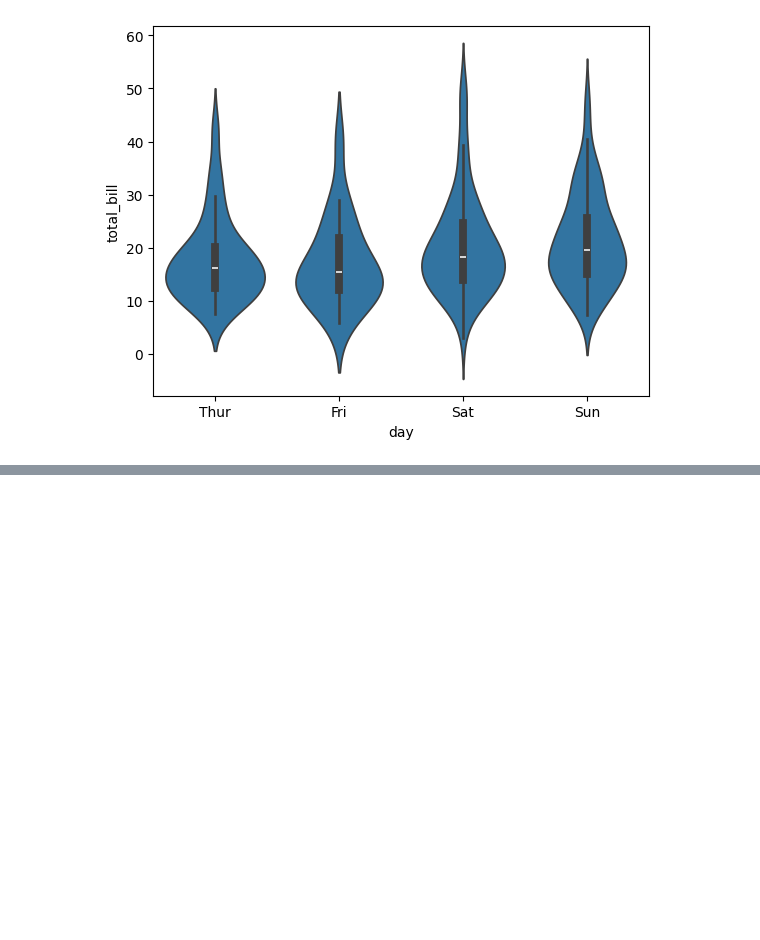
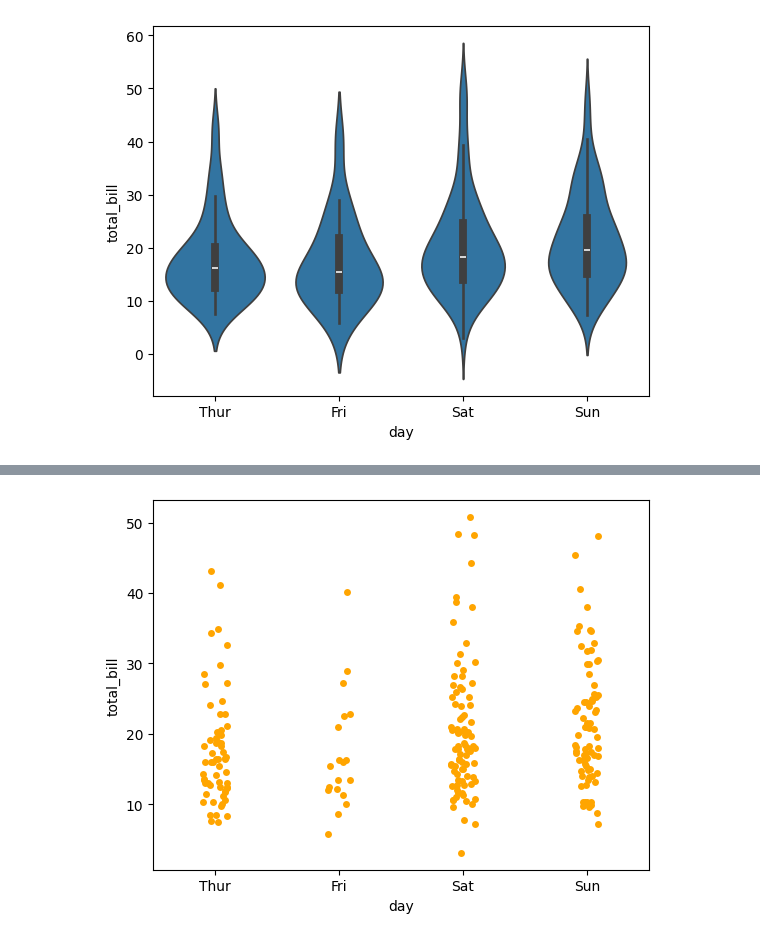
Before and after one commit to ftmshifa777/Seaborn-Visualization, a Jupyter notebook: Seaborn.ipynb, the cells around one changed output, grey strips where cells are left out. Saved outputs shown, nothing was run; the diff lists cells and outputs as text; code cells hidden in the pictures; blank space fills up the shorter version.

```diff
--- a/Seaborn.ipynb
+++ b/Seaborn.ipynb
@@ -171,0 +217,5 @@ plt.show()
+# %%
+sns.stripplot(data=df,x='day',y='total_bill',color='orange')
+plt.show()
+# %% [output]
+[figure, added]
```
Also changed, not shown: parts of 12 cells of this notebook.
